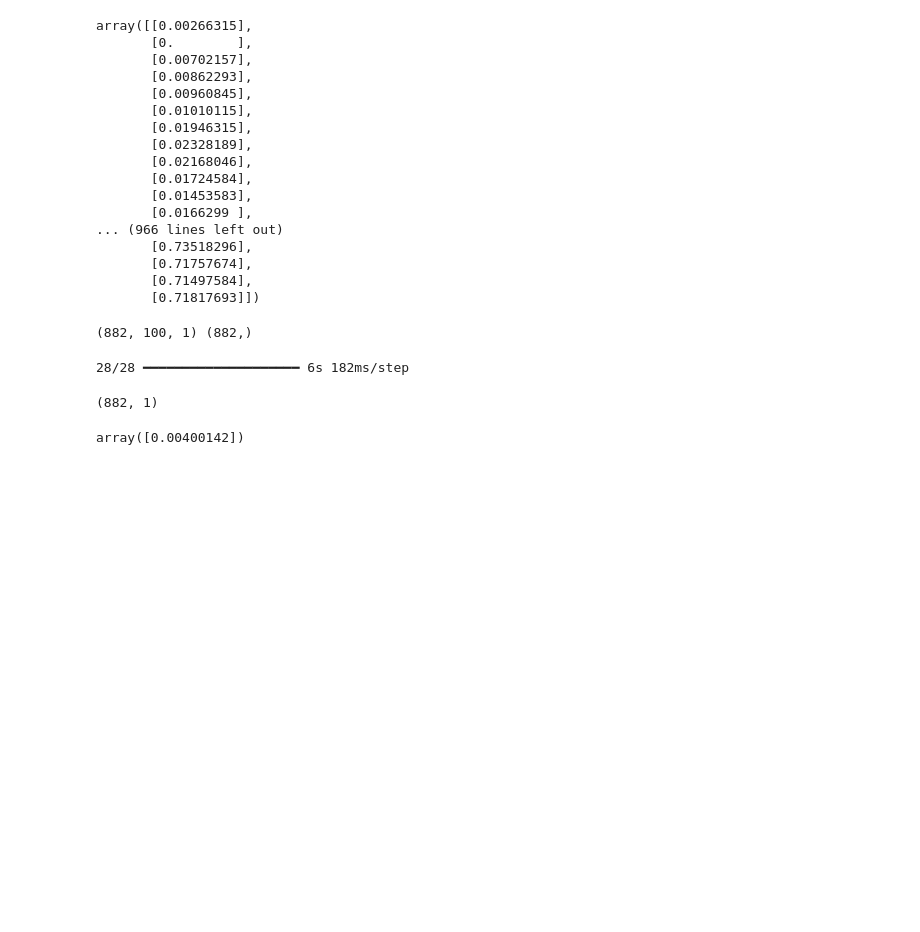
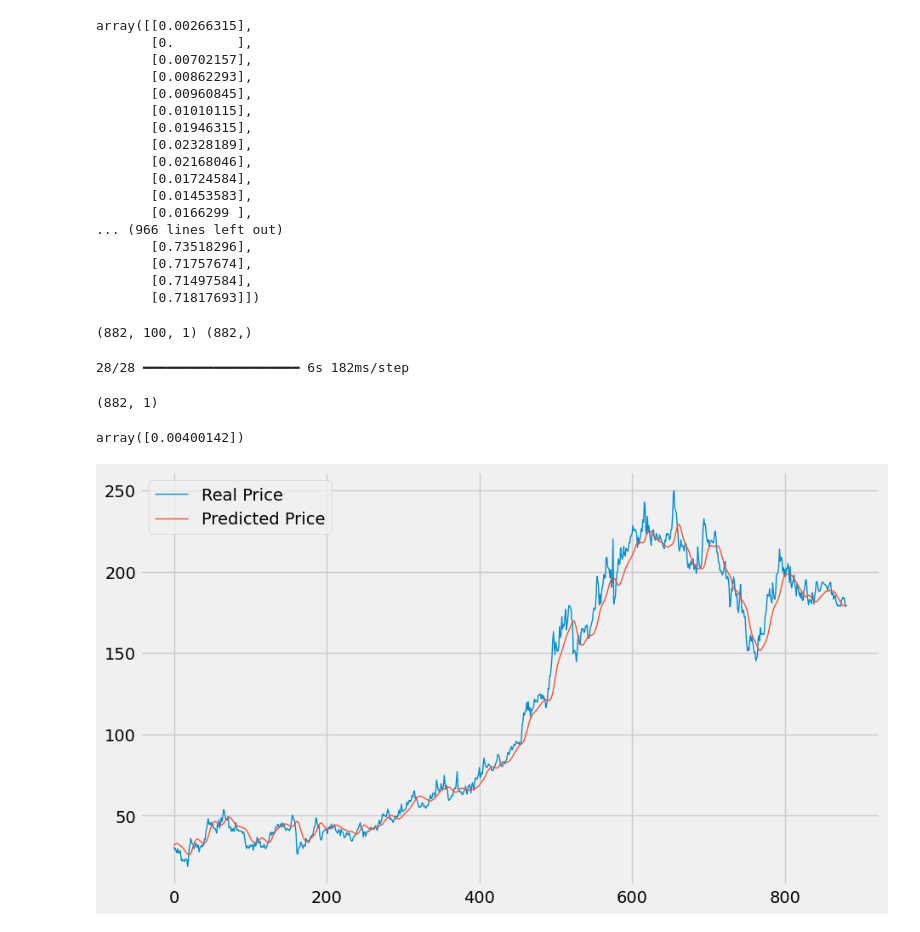
Before and after one commit to kamijoseph/LSTM-Stocks-Price, a Jupyter notebook: notebooks/main.ipynb, the cells around one changed output. Drawn from its saved outputs; the diff is of its cells as text; code cells hidden in the pictures; blank space fills up the shorter version.

Commit message:
plotting real vs predicted prices

```diff
--- a/notebooks/main.ipynb
+++ b/notebooks/main.ipynb
@@ -646,3 +646,21 @@ array([0.00400142])
 scale_factor = 1 / 0.00400142
 y_predict =  y_pred * scale_factor
 y_test = y_test * scale_factor
+# %%
+# plotting the real price vs predicted
+plt.figure(figsize=(10, 6))
+plt.plot(
+    y_test,
+    label = "Real Price",
+    linewidth = 1
+)
+plt.plot(
+    y_predict,
+    label = "Predicted Price",
+    linewidth = 1
+)
+
+plt.legend()
+plt.show()
+# %% [output]
+[figure, added]
```
